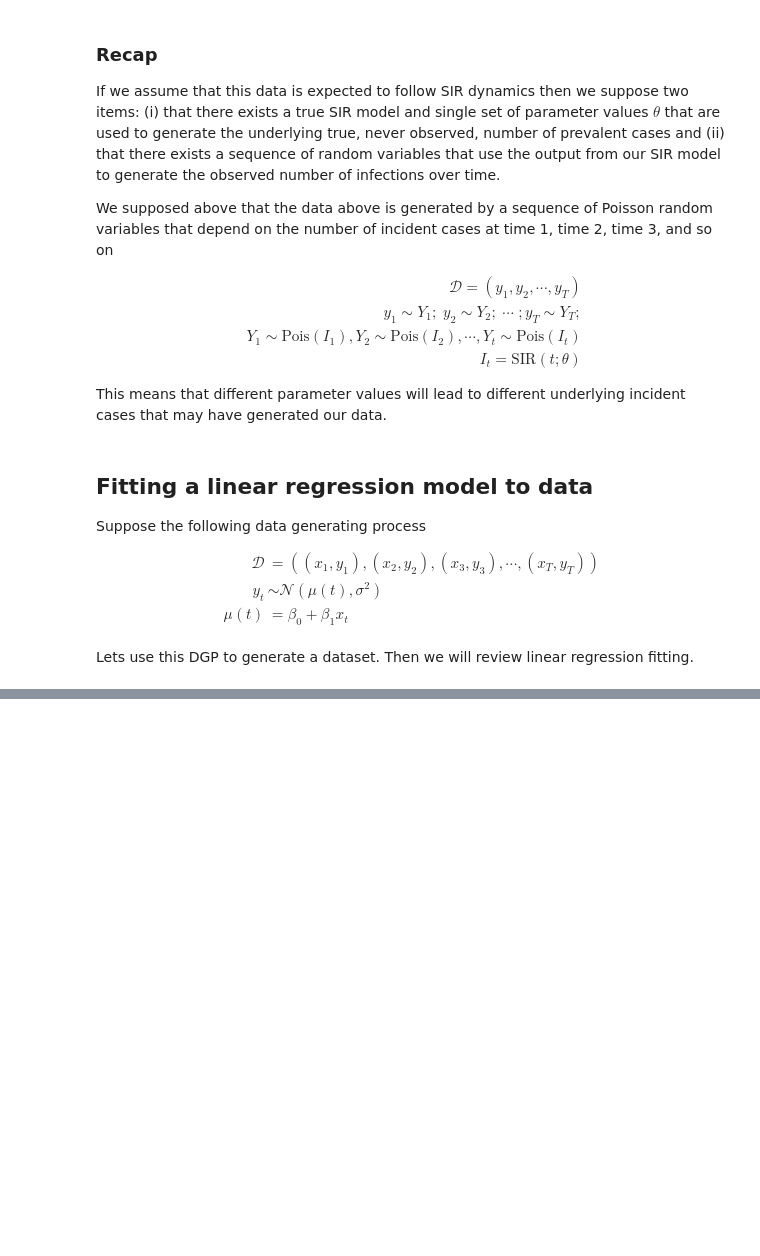
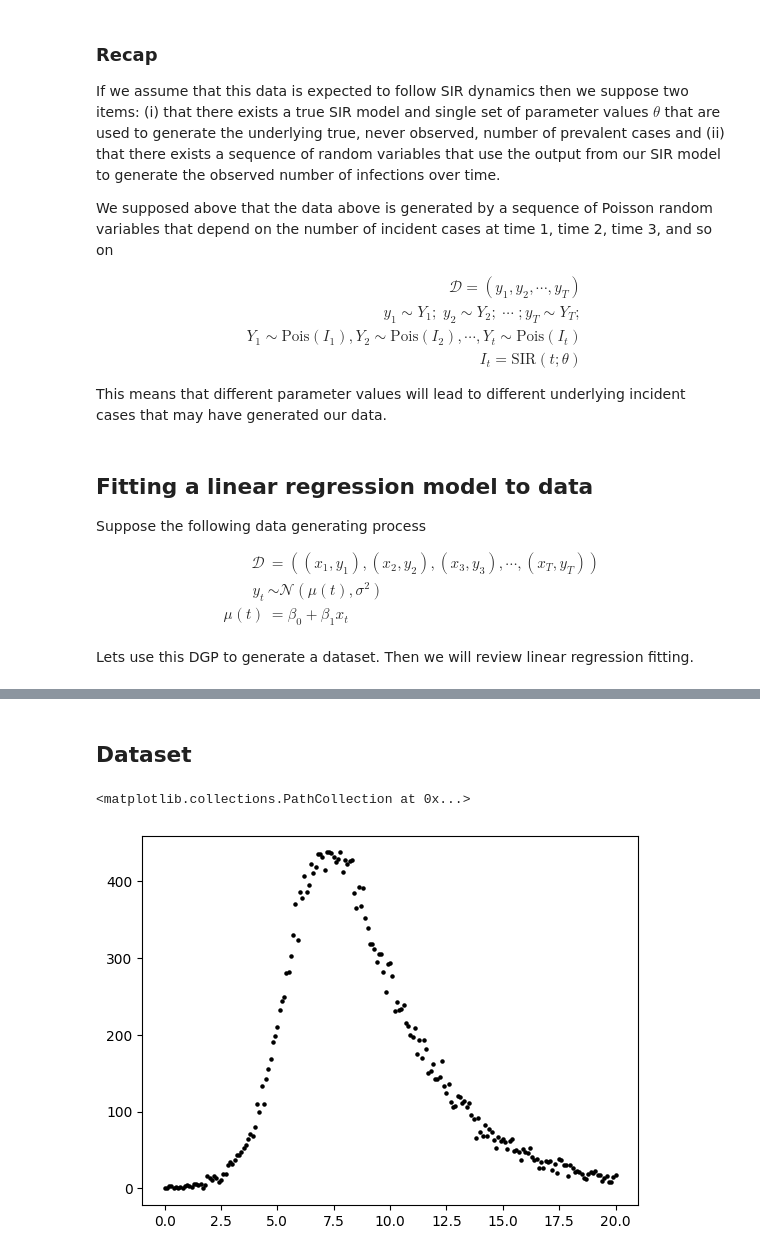
Before and after one commit to computationalUncertaintyLab/outbreak_book, a Jupyter notebook: outbreak_science/chap7.ipynb, the cells around one changed output, grey strips where cells are left out. Cells and saved outputs as stored; diff of their text form; code cells hidden in the pictures; blank space fills up the shorter version.

```diff
--- a/outbreak_science/chap7.ipynb
+++ b/outbreak_science/chap7.ipynb
@@ -768,0 +485,33 @@ We know a function that can map real values to the interval zero to one! The log
+# %% [markdown]
+## Dataset
+# %%
+#--SIR differential equations
+def sir(t,y, beta, gamma):
+    s,i, r, c = y
+    ds_dt = -beta*s*i
+    di_dt = beta*s*i - gamma*i
+    dr_dt = gamma*i
+
+    dc_dt = beta*s*i            #--incident cases (why?)
+    return [ds_dt, di_dt, dr_dt, dc_dt]
+
+#--inital conditions for s, i, r      Assume fixed for now
+initial_conditions = (999./1000, 1./1000, 0., 0)
+
+solution = solve_ivp( fun = sir
+                 , t_span = (start,end)
+                 , y0     = initial_conditions
+                 , t_eval = data.times.values  #<--evaluate our solution at all the x values we have in the data
+                 , args   = (beta, gamma))
+prop_prevalent_infections = solution.y[1,:]
+times                = solution.t
+
+y_values = np.random.binomial(1000, prop_prevalent_infections)
+
+
+data = pd.DataFrame({"times":times, "y":y_values})
+
+plt.scatter(data.times, data.y, color='k', s=5)
+# %% [output]
+<matplotlib.collections.PathCollection at 0x...>
+[figure, added]
```
Also changed, not shown: parts of 48 cells of this notebook.
